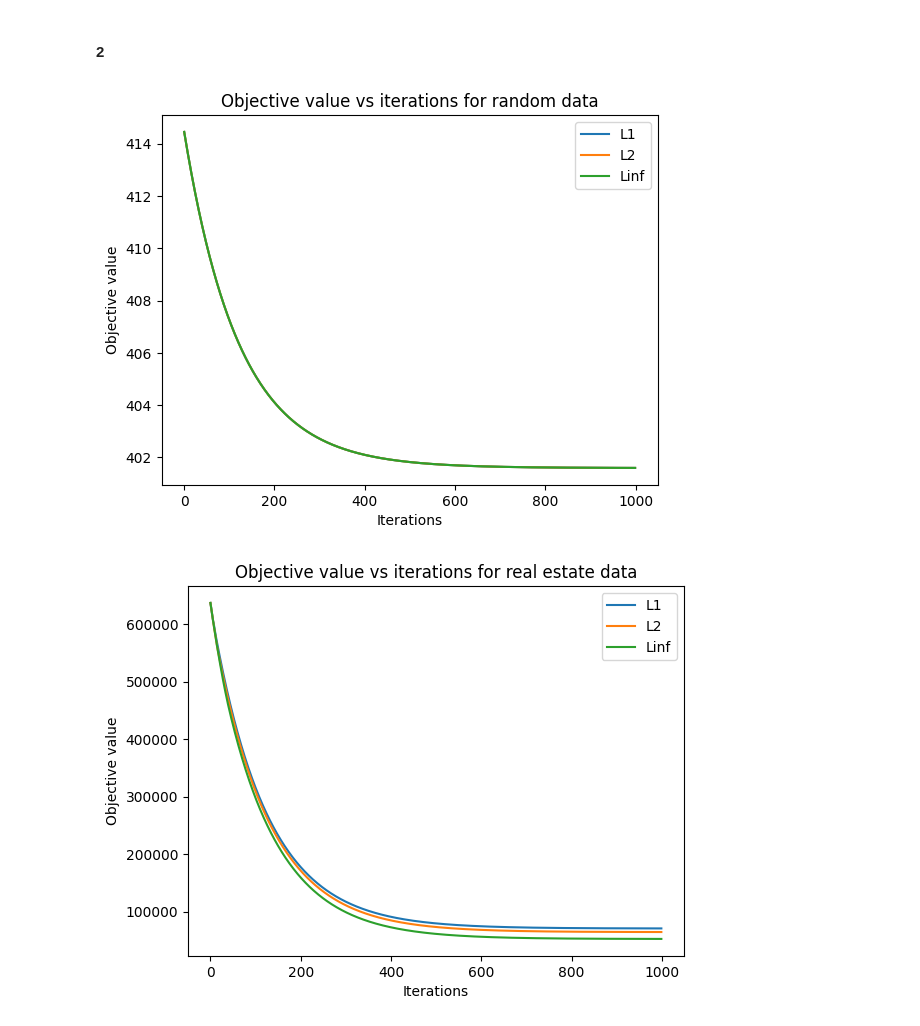
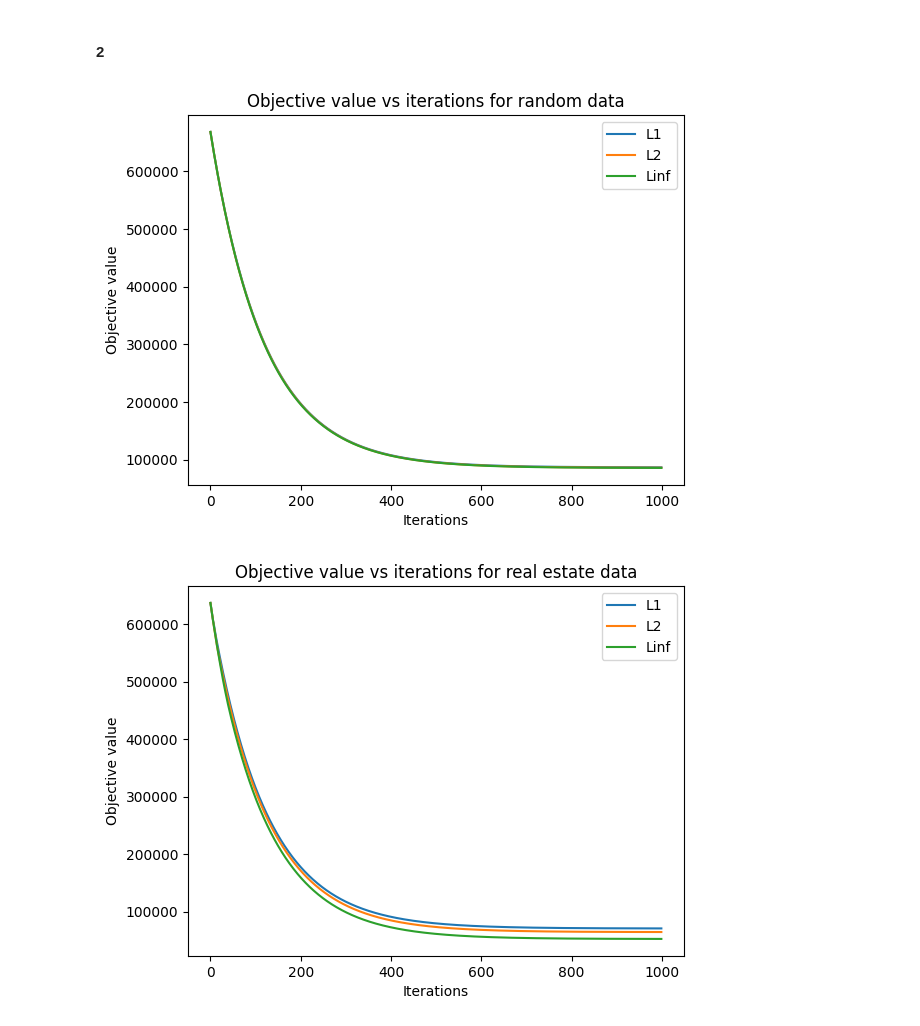
Before and after one commit to darkopetrov/DAT570_Continuous_optimization_in_data_science, a Jupyter notebook: Module_3/Notebook_3.ipynb, the cells around one changed output. Cells and saved outputs as stored; diff of their text form; code cells hidden in the pictures.

```diff
--- a/Module_3/Notebook_3.ipynb
+++ b/Module_3/Notebook_3.ipynb
@@ -151,7 +151,6 @@ This operation ensures that each coordinate of $y$ lies within the interval $[-r
 # %%
 import numpy as np
 import matplotlib.pyplot as plt
-import tqdm.notebook as tqdm
 np.random.seed(0)
 
 def L1projection(x,r):
@@ -160,13 +159,17 @@ def L1projection(x,r):
     n = len(x)
     u = np.abs(x)
     if u.sum() <= r:
+        # return if x is within the radius
         return x
     w = np.sort(u)[::-1]
+    # take the cumulative sum of and rearrange in descending order
     cssv = np.cumsum(w) - r
     ind = np.arange(n) + 1
+    # calculate the theta values for all indices
     cond = w - cssv / ind > 0
     rho = ind[cond][-1]
     theta = cssv[cond][-1] / float(rho)
+    # choose the largest theta that satisfies the constraint
     w = np.maximum(x - theta, 0)
     w *= np.sign(x)
     return w
@@ -189,10 +192,6 @@ def LINFprojection(x,r):
     return np.clip(x, -r, r)
 
 
-# Check your functions by projecting some random points and checking the result.
-
-
-
 
 def gradient(x, y, theta, mu):
     grad_theta = -sum((((y - np.dot(x, theta.T) - mu)*x.T).T))
@@ -201,19 +200,19 @@ def gradient(x, y, theta, mu):
 
 def PGD(x, y, theta, mu, learning_rate, r, projection):
     objectivevalue = []
-    for _ in tqdm.tqdm(range(T)):
+    his_theta = []
+    his_mu = []
+    for _ in range(T):
         # calculate the gradients and apply GD
         grad_theta, grad_mu = gradient(x, y, theta, mu)
         # Apply projection
         theta = projection(theta - learning_rate * grad_theta, r)
-        # theta = theta - learning_rate * grad_theta
-        # mu = projection(mu - learning_rate * grad_mu, r)
         mu = mu - learning_rate * grad_mu
-        # print(theta)
-        # print(mu)
         # calculate the objective value and store it
-        objectivevalue.append(sum((y - np.dot(X, theta.T) - mu)**2))
-    return objectivevalue
+        objectivevalue.append(sum((y - np.dot(x, theta.T) - mu)**2))
+        his_theta.append(theta)
+        his_mu.append(mu)
+    return objectivevalue, his_theta, his_mu
 # Implemnt PGD
 # step size: mu=...
 # number of iterations: T
@@ -222,27 +221,27 @@ T = 1000
 # %%
 # Example usage
 n = 414
 d = 7
-X = np.random.normal(size=(n, d))
-y = np.random.normal(size=n)
+X = np.random.normal(size=(n, d), loc=0, scale=1)
+y = np.random.normal(size=n, loc=38, scale=13.6)
+
 theta = np.ones(d)*0
 mu = 0
 learning_rate = 1e-5
 r = 1
-# plt.figure(figsize=(15, 15))
 plt.title("Objective value vs iterations for random data")
-obj_v_l1 = PGD(X, y, theta, mu, learning_rate, r, L1projection)
+obj_v_l1, _, _  = PGD(X, y, theta, mu, learning_rate, r, L1projection)
 plt.plot(obj_v_l1, label="L1")
-obj_v_l2 = PGD(X, y, theta, mu, learning_rate, r, L2projection)
+obj_v_l2, _, _ = PGD(X, y, theta, mu, learning_rate, r, L2projection)
 plt.plot(obj_v_l2, label="L2")
-obj_v_linf = PGD(X, y, theta, mu, learning_rate, r, LINFprojection)
+obj_v_linf, _, _= PGD(X, y, theta, mu, learning_rate, r, LINFprojection)
 plt.plot(obj_v_linf, label="Linf")
 plt.xlabel("Iterations")
 plt.ylabel("Objective value")
 plt.legend()
 plt.show()
 # %% [output]
-[figure, old version]
+[figure, new version]
 # %%
 import pandas
 data0=pandas.read_csv('Real estate.csv')
```
Also changed, not shown: parts of 4 cells of this notebook.
